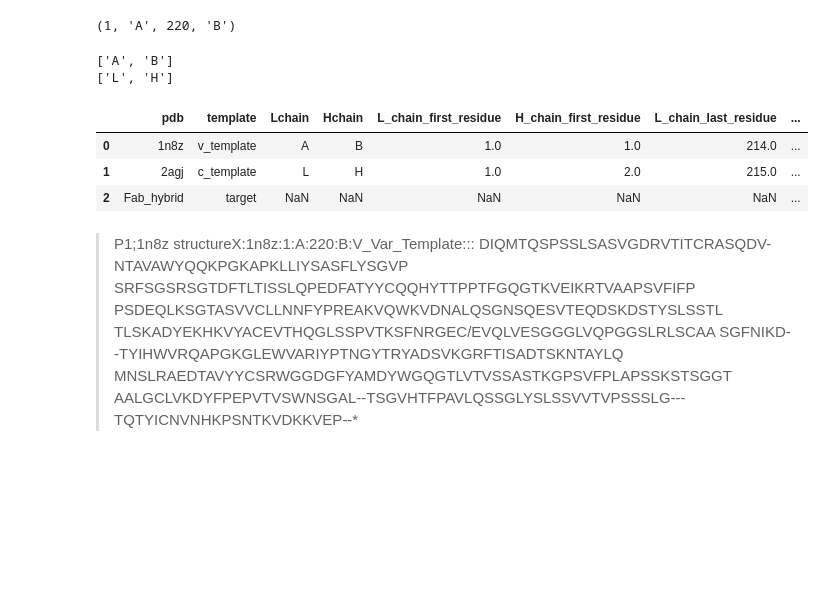
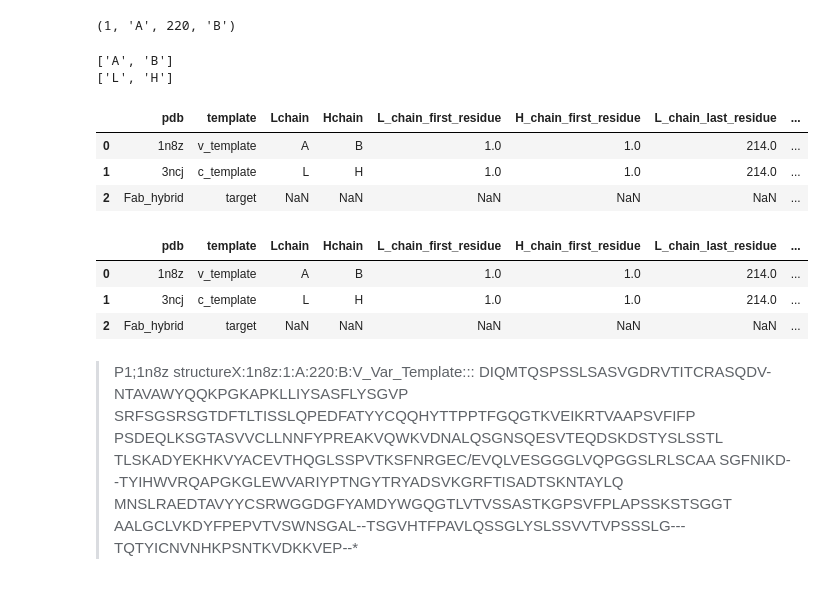
Before and after one commit to lewhay03/Antibody-Constant-Region-Modelling-Pipeline, a Jupyter notebook: Scripts/antibody_modelling_pipeline_jupyter_draft.ipynb, the cells around one changed output. Drawn from its saved outputs; the diff is of its cells as text; code cells hidden in the pictures; blank space fills up the shorter version.

```diff
--- a/Scripts/antibody_modelling_pipeline_jupyter_draft.ipynb
+++ b/Scripts/antibody_modelling_pipeline_jupyter_draft.ipynb
@@ -612,13 +608,14 @@ def relevant_chains(df, v_cif_chain_order, c_cif_chain_order):
                 df.at[idx, "end_letter"] = row["Lchain"]
     return df
 
-relevant_chains(df_combined, v_cif_chain_order, c_cif_chain_order)
+df_combined_populated = relevant_chains(df_combined, v_cif_chain_order, c_cif_chain_order)
+df_combined_populated
 # %% [output]
 ['A', 'B']
 ['L', 'H']
 |  | pdb | template | Lchain | Hchain | L_chain_first_residue | H_chain_first_residue | L_chain_last_residue | ... |
 | 0 | 1n8z | v_template | A | B | 1.0 | 1.0 | 214.0 | ... |
-| 1 | 2agj | c_template | L | H | 1.0 | 2.0 | 215.0 | ... |
+| 1 | 3ncj | c_template | L | H | 1.0 | 1.0 | 214.0 | ... |
 | 2 | Fab_hybrid | target | NaN | NaN | NaN | NaN | NaN | ... |
 # %%
 import my_run_info
@@ -639,36 +636,42 @@ def extract_gapped_seqs(df, msa_filepath, light_clustal_fname, heavy_clustal_fna
         return {record.id.split("|")[0].lower(): str(record.seq) for record in alignment}
 
     # Load both alignments
     light_seqs = load_gapped_seqs(light_clustal_fname)
     heavy_seqs = load_gapped_seqs(heavy_clustal_fname)
 
     # Assign sequences to gapped_seq_1 and gapped_seq_2 if
     # light_chain_is_first is True, otherwise 2 then 1
     for idx, row in df.iterrows():
         pdb = row["pdb"].lower()
         if row["light_chain_is_first"] is True:
             df.at[idx, "gapped_seq_1"] = light_seqs.get(pdb, "").replace("\n", "")
             df.at[idx, "gapped_seq_2"] = heavy_seqs.get(pdb, "").replace("\n", "")
         elif row["light_chain_is_first"] is False:
             df.at[idx, "gapped_seq_1"] = heavy_seqs.get(pdb, "").replace("\n", "")
             df.at[idx, "gapped_seq_2"] = light_seqs.get(pdb, "").replace("\n", "")
 
     # Handle Fab_hybrid row manually by finding the target row
     hybrid_idx = df[df["pdb"].str.lower() == "fab_hybrid"].index
     if not hybrid_idx.empty:
         idx = hybrid_idx[0]
         df.at[idx, "gapped_seq_1"] = light_seqs.get("fab_hybrid", "").replace("\n", "")
         df.at[idx, "gapped_seq_2"] = heavy_seqs.get("fab_hybrid", "").replace("\n", "")
 
 
     return df
 
 df_for_pir = extract_gapped_seqs(
-    df_combined,
+    df_combined_populated,
     my_run_info.clustal_out_dir,
-    light_clustal_fname="Fab_alignment_IgM_light.aln-clustal", # replace this with automation
-    heavy_clustal_fname="Fab_alignment_IgM_heavy.aln-clustal"
+    light_clustal_fname="Fab_alignment_IgG4_light.aln-clustal", # replace this with automation
+    heavy_clustal_fname="Fab_alignment_IgG4_heavy.aln-clustal"
 )
+df_for_pir
+# %% [output]
+|  | pdb | template | Lchain | Hchain | L_chain_first_residue | H_chain_first_residue | L_chain_last_residue | ... |
+| 0 | 1n8z | v_template | A | B | 1.0 | 1.0 | 214.0 | ... |
+| 1 | 3ncj | c_template | L | H | 1.0 | 1.0 | 214.0 | ... |
+| 2 | Fab_hybrid | target | NaN | NaN | NaN | NaN | NaN | ... |
 # %% [markdown]
 >P1;1n8z
 structureX:1n8z:1:A:220:B:V_Var_Template:::
```
Also changed, not shown: parts of 10 cells of this notebook, 3 other files.
